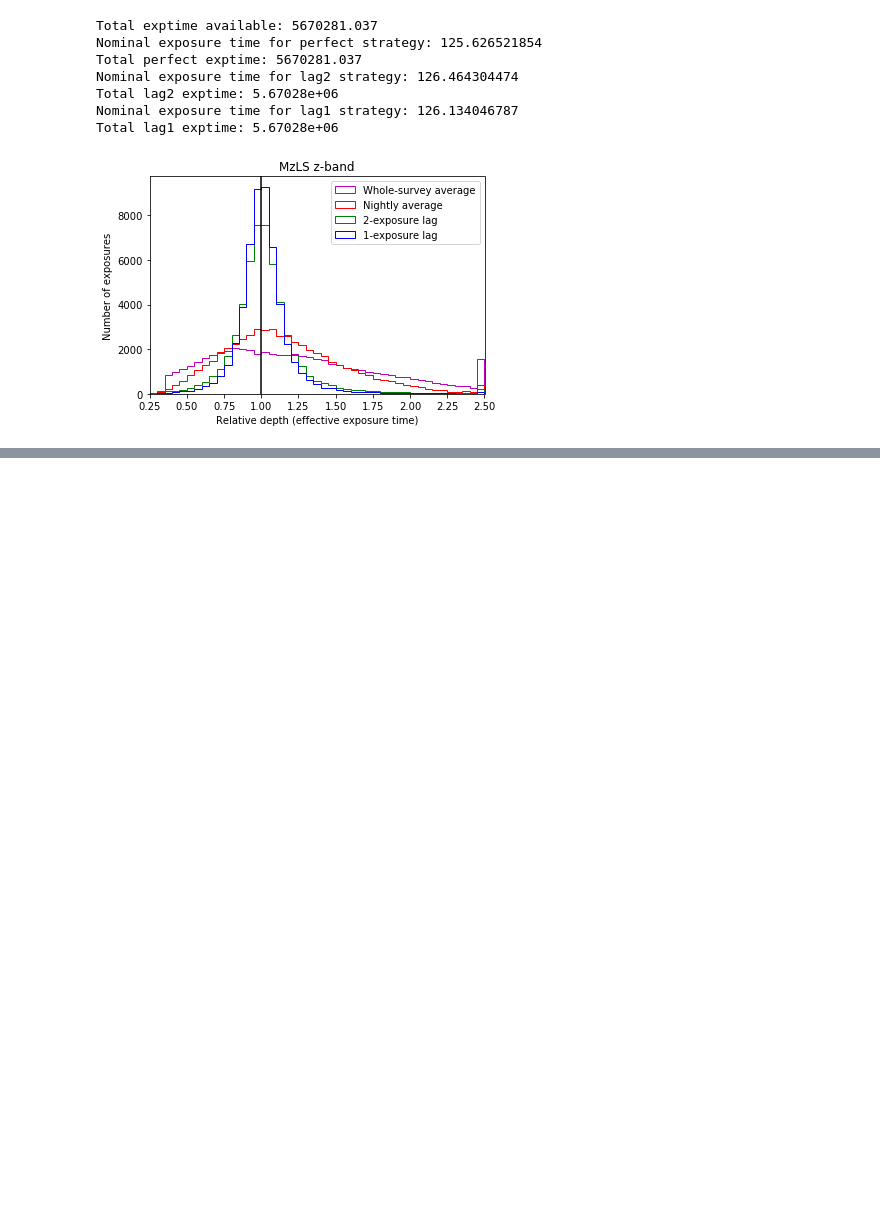
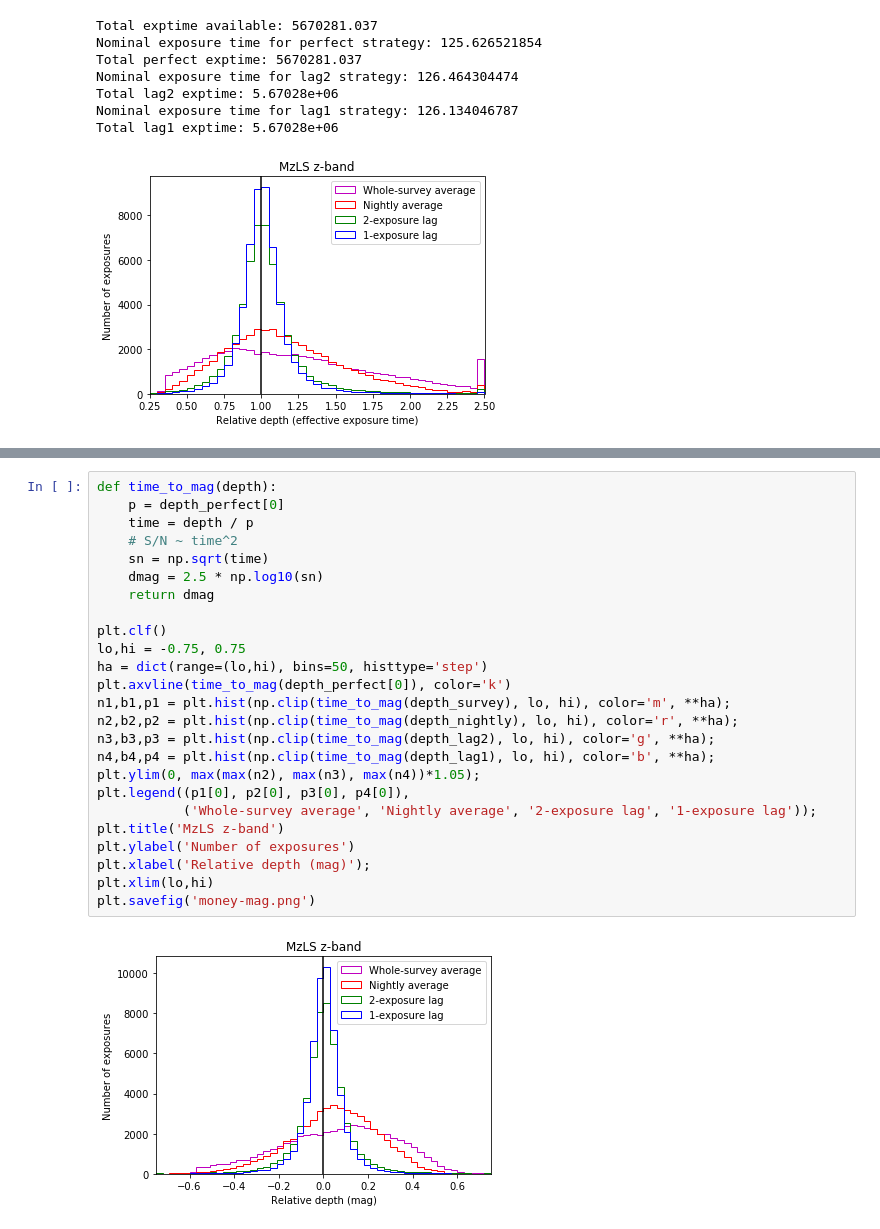
Before and after one commit to legacysurvey/obsbot, a Jupyter notebook: dynamic-exposure-time.ipynb, the cells around one changed output, grey strips where cells are left out. Drawn from its saved outputs; the diff is of its cells as text; blank space fills up the shorter version.

```diff
--- a/dynamic-exposure-time.ipynb
+++ b/dynamic-exposure-time.ipynb
@@ -214,0 +220,27 @@ plt.plot(T.expfactor, expfactors_lag1, 'b.', alpha=0.1);
+# %%
+def time_to_mag(depth):
+    p = depth_perfect[0]
+    time = depth / p
+    # S/N ~ time^2
+    sn = np.sqrt(time)
+    dmag = 2.5 * np.log10(sn)
+    return dmag
+
+plt.clf()
+lo,hi = -0.75, 0.75
+ha = dict(range=(lo,hi), bins=50, histtype='step')
+plt.axvline(time_to_mag(depth_perfect[0]), color='k')
+n1,b1,p1 = plt.hist(np.clip(time_to_mag(depth_survey), lo, hi), color='m', **ha);
+n2,b2,p2 = plt.hist(np.clip(time_to_mag(depth_nightly), lo, hi), color='r', **ha);
+n3,b3,p3 = plt.hist(np.clip(time_to_mag(depth_lag2), lo, hi), color='g', **ha);
+n4,b4,p4 = plt.hist(np.clip(time_to_mag(depth_lag1), lo, hi), color='b', **ha);
+plt.ylim(0, max(max(n2), max(n3), max(n4))*1.05);
+plt.legend((p1[0], p2[0], p3[0], p4[0]),
+           ('Whole-survey average', 'Nightly average', '2-exposure lag', '1-exposure lag'));
+plt.title('MzLS z-band')
+plt.ylabel('Number of exposures')
+plt.xlabel('Relative depth (mag)');
+plt.xlim(lo,hi)
+plt.savefig('money-mag.png')
+# %% [output]
+[figure, added]
```
Also changed, not shown: parts of 13 cells of this notebook.
